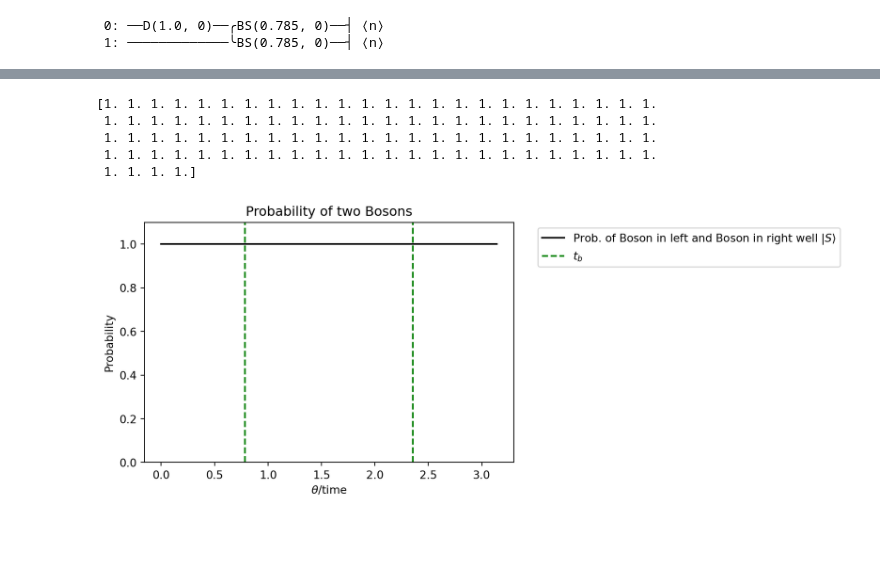
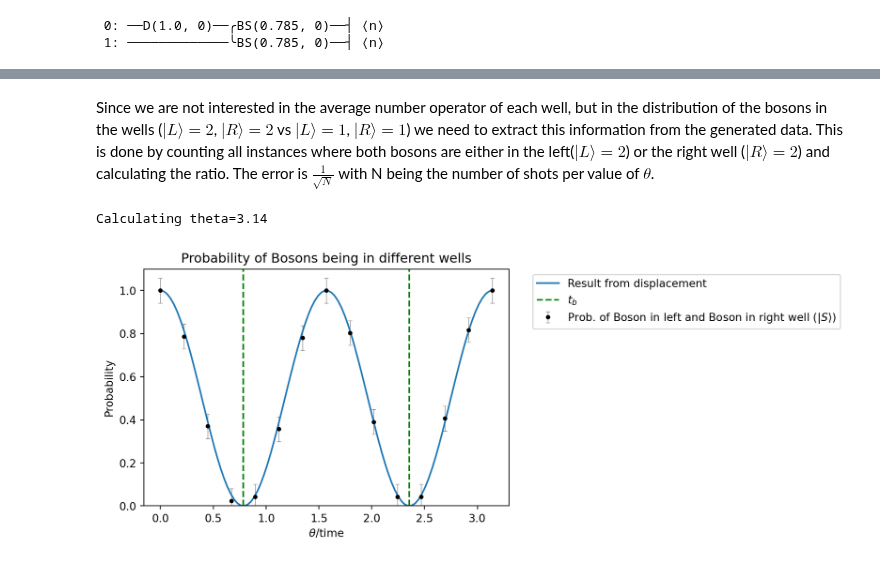
Before and after one commit to synqs/pennylane-ls, a Jupyter notebook: examples/Example_Cindy-Regal.ipynb, the cells around one changed output, grey strips where cells are left out. Saved outputs shown, nothing was run; the diff lists cells and outputs as text; code cells hidden in the pictures; blank space fills up the shorter version.

```diff
--- a/examples/Example_Cindy-Regal.ipynb
+++ b/examples/Example_Cindy-Regal.ipynb
@@ -114,0 +210,11 @@ print(two_bosons_fock(0))
+# %%
+def circuit(theta):
+    prog = sf.Program(2)
+    with prog.context as q:
+        ops.Fock(1) | q[0]
+        ops.Fock(1) | q[1]
+        ops.BSgate(theta, 0) | (q[0], q[1])
+        ops.MeasureFock()| q
+    eng = sf.Engine("fock", backend_options={"cutoff_dim" :  10})
+    result = eng.run(prog)
+    return result
@@ -115,24 +298,41 @@ print(two_bosons_fock(0))
+# %% [markdown]
+Since we are not interested in the average number operator of each well, but in the distribution of the bosons in the wells ($|L\rangle=2$, $|R\rangle=2$ vs $|L\rangle=1$, $|R\rangle=1$) we need to extract this information from the generated data. This is done by counting all instances where both bosons are either in the left($|L\rangle=2$) or the right well ($|R\rangle=2$) and calculating the ratio. The error is $\frac{1}{\sqrt{N}}$ with N being the number of shots per value of $\theta$.
+# %%
+theta_samples = 15
+shots = 300
+res_fock = np.zeros((theta_samples, shots, 2))
+thetas = np.linspace(0, np.pi, theta_samples)
+
+for n, theta in enumerate(thetas):
+    print(f"Calculating theta={theta:.2f}", end='\r')
+    for i in range(shots):
+        result = circuit(theta)
+
+        res_fock[n, i, 0] = result.samples[0, 0]
+        res_fock[n, i, 1] = result.samples[0, 1]
+# %% [output]
+Calculating theta=3.14
+# %%
+one_in_each = np.logical_or(res_fock==[2., 0.], res_fock==[0., 2.])
+prob = 1-(one_in_each.sum(axis=1)[:, :1]/iterations)
+prob_err = np.ones(theta_samples)/np.sqrt(iterations)
 # %%
-phis = np.linspace(0, np.pi, 100)
+thetas_fit = np.linspace(0, np.pi, 100)
+thetas = np.linspace(0, np.pi, theta_samples)
 
-res = np.array([two_bosons_fock(phi) for phi in phis])
-res = np.array(res)
-#print(res)
+
+res_fit = np.array([two_bosons(1, 1, theta) for theta in thetas_fit])
+
 plt.figure(dpi=96)
-n_1 = res[:, 0]
-print(n_1)
-plt.plot(phis, res[:, 1]*res[:, 0], label=r"Prob. of Boson in left and Boson in right well $|S\rangle$", color="black")
+plt.errorbar(thetas, prob, fmt=".", yerr=prob_err, capsize=2, elinewidth=0.5, capthick=0.5, ecolor='gray',
+            label=r"Prob. of Boson in left and Boson in right well ($|S\rangle$)", color="black")
+plt.plot(thetas_fit, res_fit[:, :1]*res_fit[:, 1:], label="Result from displacement")
 plt.ylim(0, 1.1)
 plt.axvline(x=np.pi/4, linestyle="--", color="green", label="$t_b$")
 plt.axvline(x=3*np.pi/4, linestyle="--", color="green")
-plt.title(r"Probability of two Bosons")
+plt.title(r"Probability of Bosons being in different wells")
 plt.legend(bbox_to_anchor=(1.05, 1), loc='upper left')
 plt.xlabel(r"$\theta$/time")
 _ = plt.ylabel("Probability")
 # %% [output]
-[1. 1. 1. 1. 1. 1. 1. 1. 1. 1. 1. 1. 1. 1. 1. 1. 1. 1. 1. 1. 1. 1. 1. 1.
- 1. 1. 1. 1. 1. 1. 1. 1. 1. 1. 1. 1. 1. 1. 1. 1. 1. 1. 1. 1. 1. 1. 1. 1.
- 1. 1. 1. 1. 1. 1. 1. 1. 1. 1. 1. 1. 1. 1. 1. 1. 1. 1. 1. 1. 1. 1. 1. 1.
- 1. 1. 1. 1. 1. 1. 1. 1. 1. 1. 1. 1. 1. 1. 1. 1. 1. 1. 1. 1. 1. 1. 1. 1.
- 1. 1. 1. 1.]
-[figure, old version]
+[figure, new version]
```
Also changed, not shown: parts of 33 cells of this notebook.
